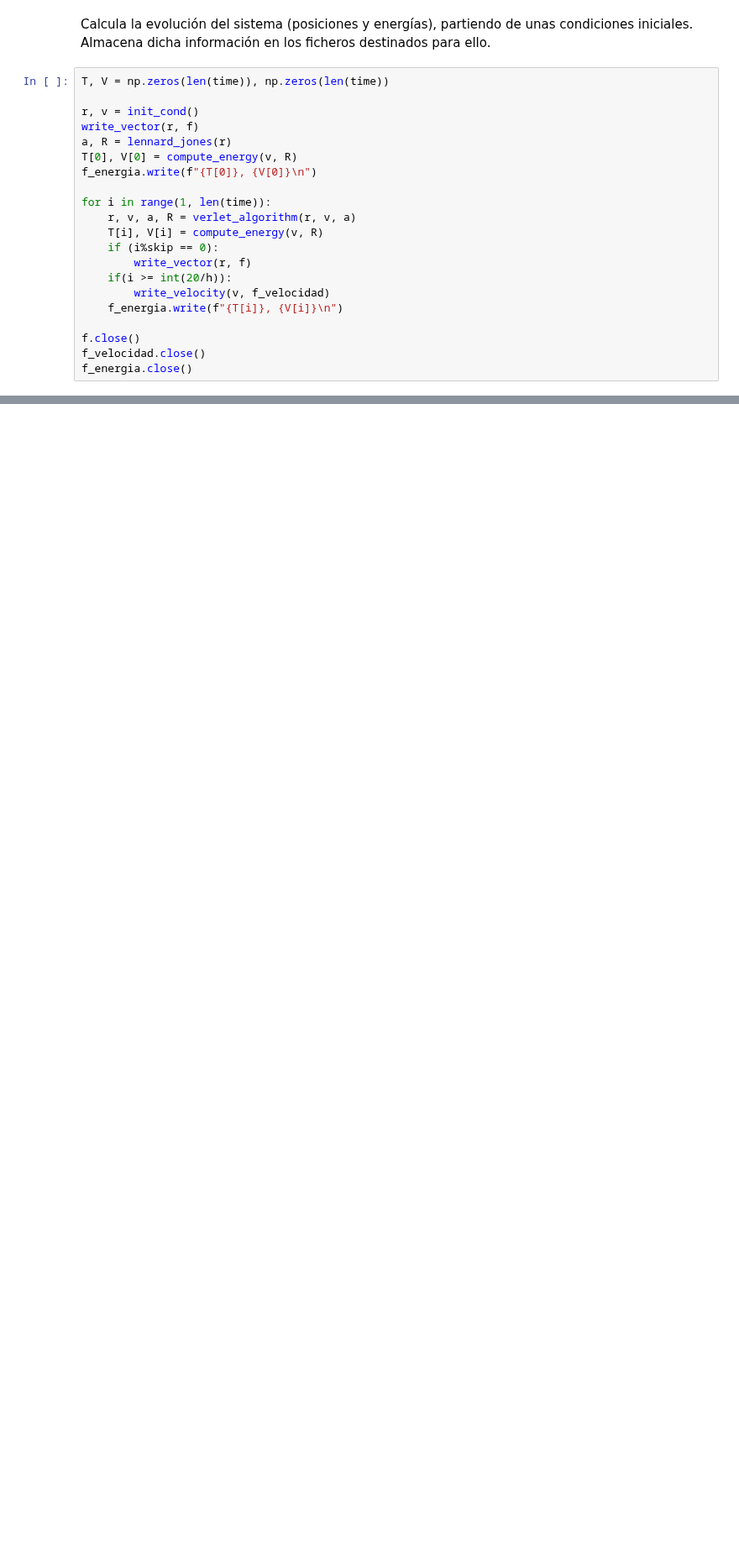
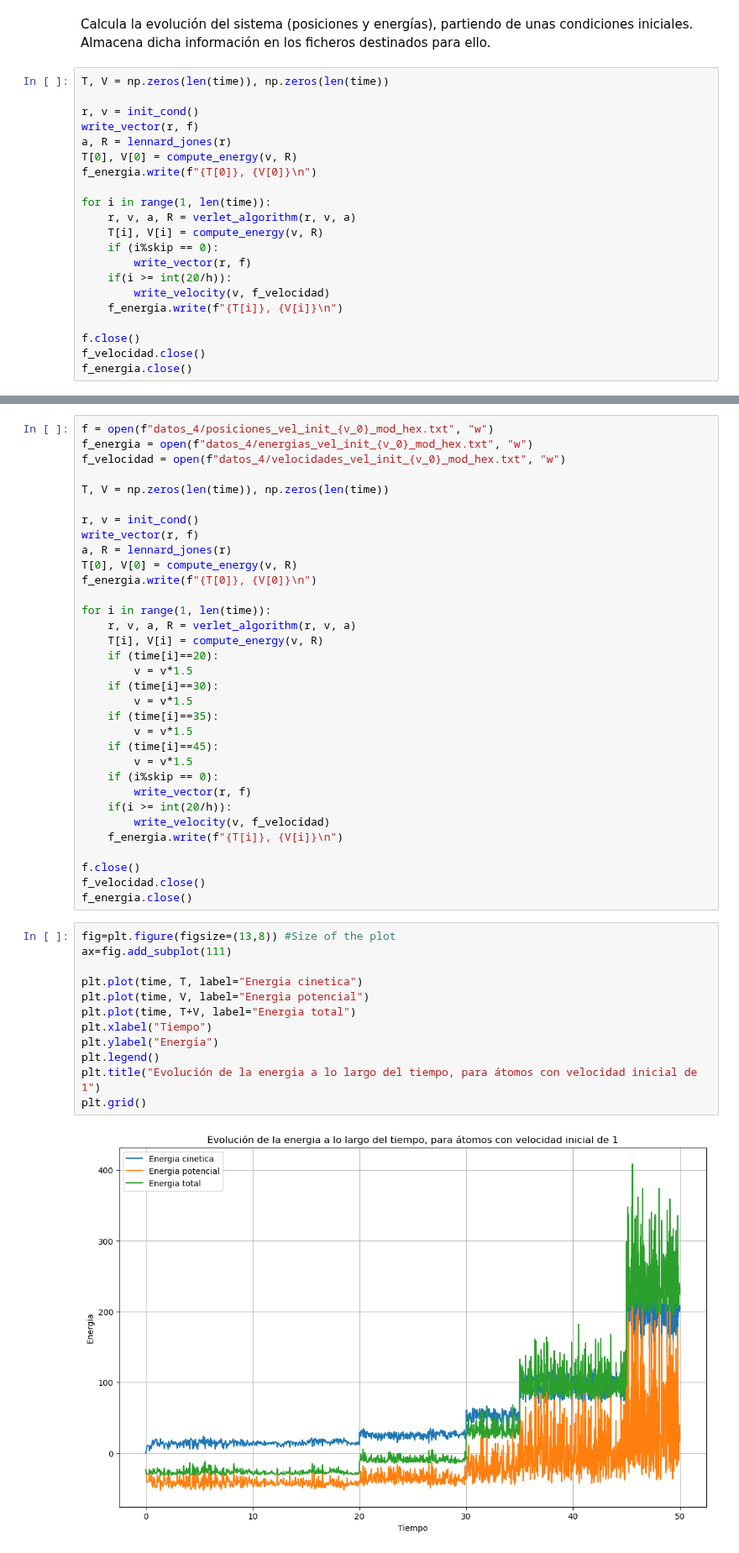
Before and after one commit to liuzhuozhuo/Compu2324, a Jupyter notebook: voluntario1/lennard_jones_apart_4_hex.ipynb, the cells around one changed output, grey strips where cells are left out. Shown at 84% size. Drawn from its saved outputs; the diff is of its cells as text; blank space fills up the shorter version.

```diff
--- a/voluntario1/lennard_jones_apart_4_hex.ipynb
+++ b/voluntario1/lennard_jones_apart_4_hex.ipynb
@@ -242,0 +244,47 @@ plt.savefig(f"latex/plots/velocidad_todos_{v_0}.png")
+# %%
+f = open(f"datos_4/posiciones_vel_init_{v_0}_mod_hex.txt", "w")
+f_energia = open(f"datos_4/energias_vel_init_{v_0}_mod_hex.txt", "w")
+f_velocidad = open(f"datos_4/velocidades_vel_init_{v_0}_mod_hex.txt", "w")
+
+T, V = np.zeros(len(time)), np.zeros(len(time))
+
+r, v = init_cond()
+write_vector(r, f)
+a, R = lennard_jones(r)
+T[0], V[0] = compute_energy(v, R)
+f_energia.write(f"{T[0]}, {V[0]}\n")
+
+for i in range(1, len(time)):
+    r, v, a, R = verlet_algorithm(r, v, a)
+    T[i], V[i] = compute_energy(v, R)
+    if (time[i]==20):
+        v = v*1.5
+    if (time[i]==30):
+        v = v*1.5
+    if (time[i]==35):
+        v = v*1.5
+    if (time[i]==45):
+        v = v*1.5
+    if (i%skip == 0):
+        write_vector(r, f)
+    if(i >= int(20/h)):
+        write_velocity(v, f_velocidad)
+    f_energia.write(f"{T[i]}, {V[i]}\n")
+
+f.close()
+f_velocidad.close()
+f_energia.close()
+# %%
+fig=plt.figure(figsize=(13,8)) #Size of the plot
+ax=fig.add_subplot(111)
+
+plt.plot(time, T, label="Energia cinetica")
+plt.plot(time, V, label="Energia potencial")
+plt.plot(time, T+V, label="Energia total")
+plt.xlabel("Tiempo")
+plt.ylabel("Energia")
+plt.legend()
+plt.title("Evolución de la energia a lo largo del tiempo, para átomos con velocidad inicial de 1")
+plt.grid()
+# %% [output]
+[figure, added]
```
Also changed, not shown: parts of 5 cells of this notebook, 1 other file.
